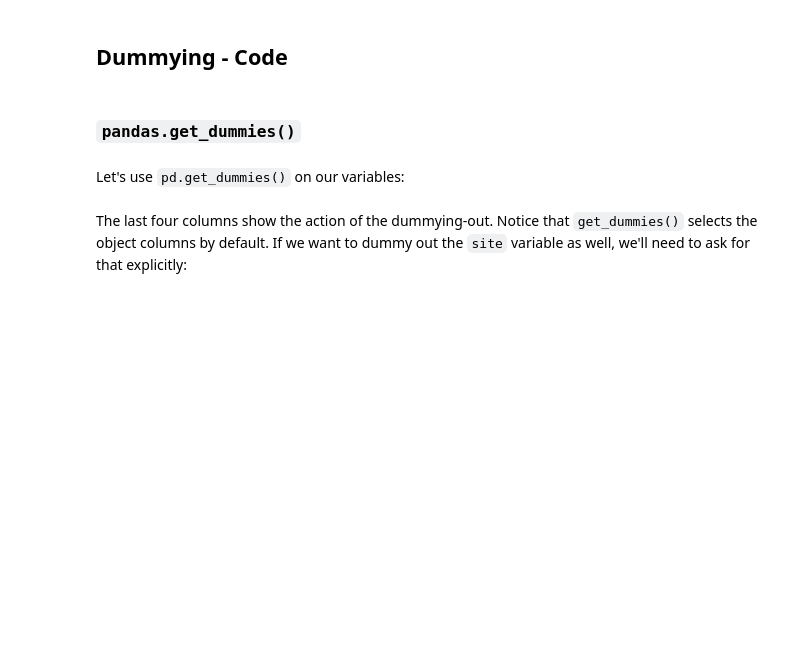
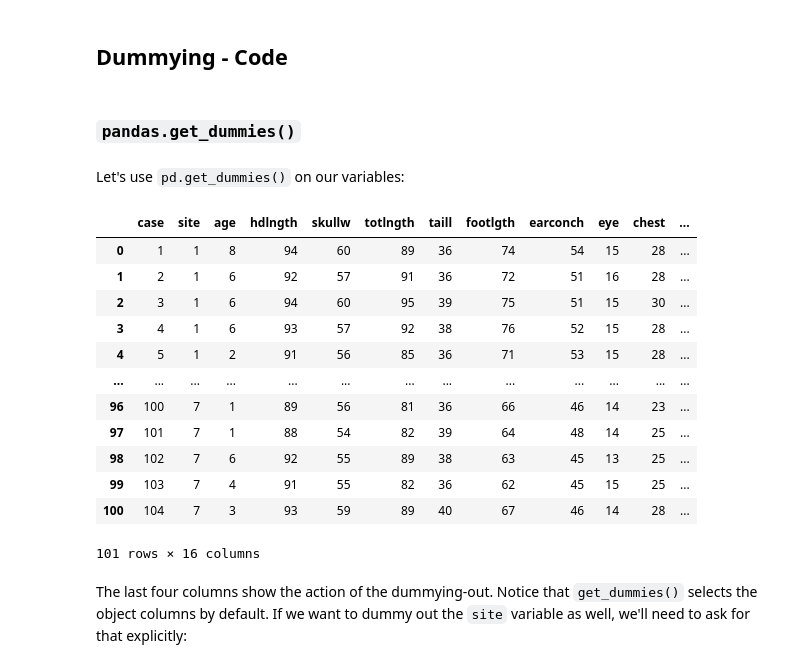
Before and after one commit to flatiron-school/NTL-DS-080723, a Jupyter notebook: 3phase/30-regression_categorical_variables.ipynb, the cells around one changed output. Cells and saved outputs as stored; diff of their text form; code cells hidden in the pictures; blank space fills up the shorter version.

```diff
--- a/3phase/30-regression_categorical_variables.ipynb
+++ b/3phase/30-regression_categorical_variables.ipynb
@@ -63,0 +105,4 @@ That's only three missing values. Let's go ahead and drop those rows:
+# %%
+# Drop Nulls
+possums_no_nulls = possums.dropna().reset_index(drop= True)
+possums_no_null.isna().sum()
@@ -117,6 +192,21 @@ OK, good. Let's get to the dummy-coding.
 Let's use `pd.get_dummies()` on our variables:
 # %%
 # Get Dummies
+pd.get_dummies(possums_no_nulls).astype(int)
+# %% [output]
+|  | case | site | age | hdlngth | skullw | totlngth | taill | footlgth | earconch | eye | chest | ... |
+| 0 | 1 | 1 | 8 | 94 | 60 | 89 | 36 | 74 | 54 | 15 | 28 | ... |
+| 1 | 2 | 1 | 6 | 92 | 57 | 91 | 36 | 72 | 51 | 16 | 28 | ... |
+| 2 | 3 | 1 | 6 | 94 | 60 | 95 | 39 | 75 | 51 | 15 | 30 | ... |
+| 3 | 4 | 1 | 6 | 93 | 57 | 92 | 38 | 76 | 52 | 15 | 28 | ... |
+| 4 | 5 | 1 | 2 | 91 | 56 | 85 | 36 | 71 | 53 | 15 | 28 | ... |
+| ... | ... | ... | ... | ... | ... | ... | ... | ... | ... | ... | ... | ... |
+| 96 | 100 | 7 | 1 | 89 | 56 | 81 | 36 | 66 | 46 | 14 | 23 | ... |
+| 97 | 101 | 7 | 1 | 88 | 54 | 82 | 39 | 64 | 48 | 14 | 25 | ... |
+| 98 | 102 | 7 | 6 | 92 | 55 | 89 | 38 | 63 | 45 | 13 | 25 | ... |
+| 99 | 103 | 7 | 4 | 91 | 55 | 82 | 36 | 62 | 45 | 15 | 25 | ... |
+| 100 | 104 | 7 | 3 | 93 | 59 | 89 | 40 | 67 | 46 | 14 | 28 | ... |
+101 rows × 16 columns
 # %% [markdown]
 The last four columns show the action of the dummying-out. Notice that `get_dummies()` selects the object columns by default. If we want to dummy out the `site` variable as well, we'll need to ask for that explicitly:
 # %%
```
Also changed, not shown: parts of 18 cells of this notebook, 1 other file.
